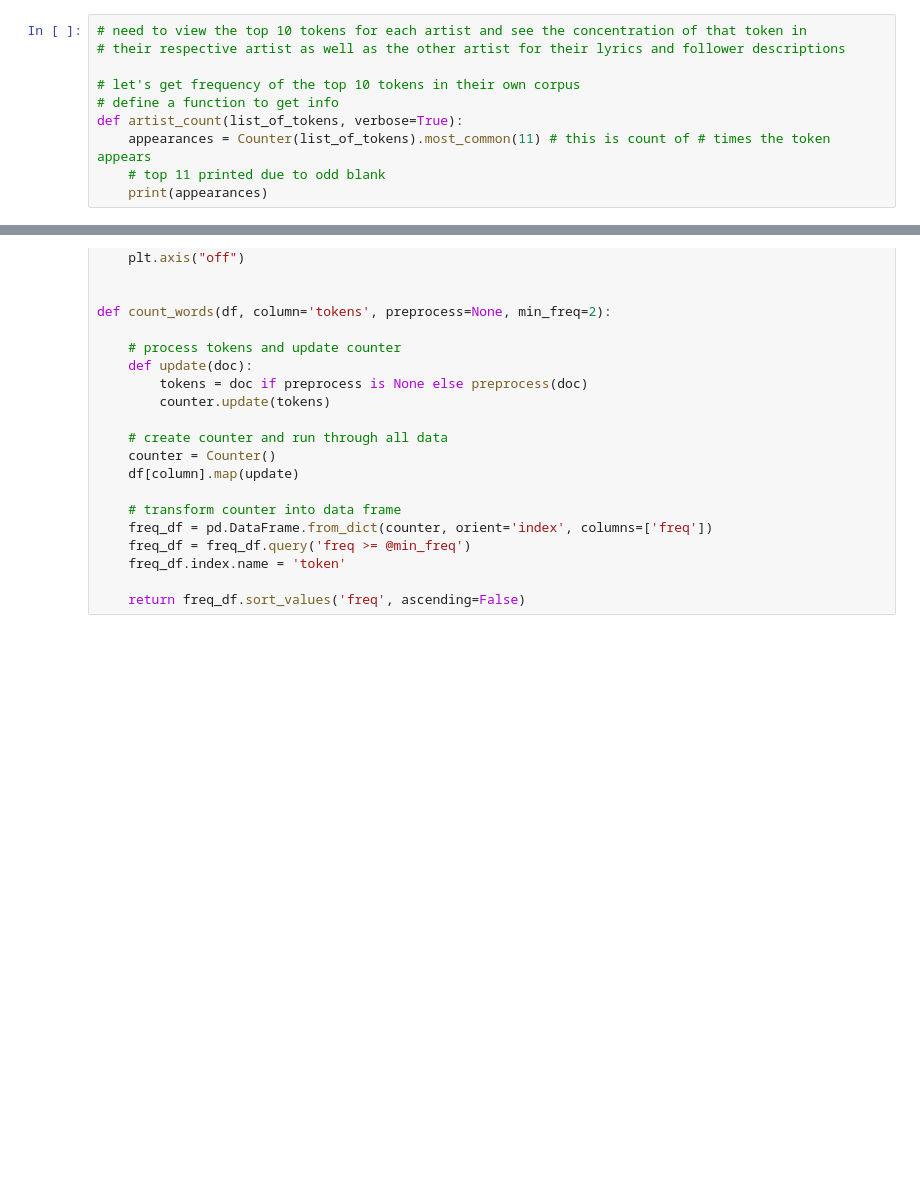
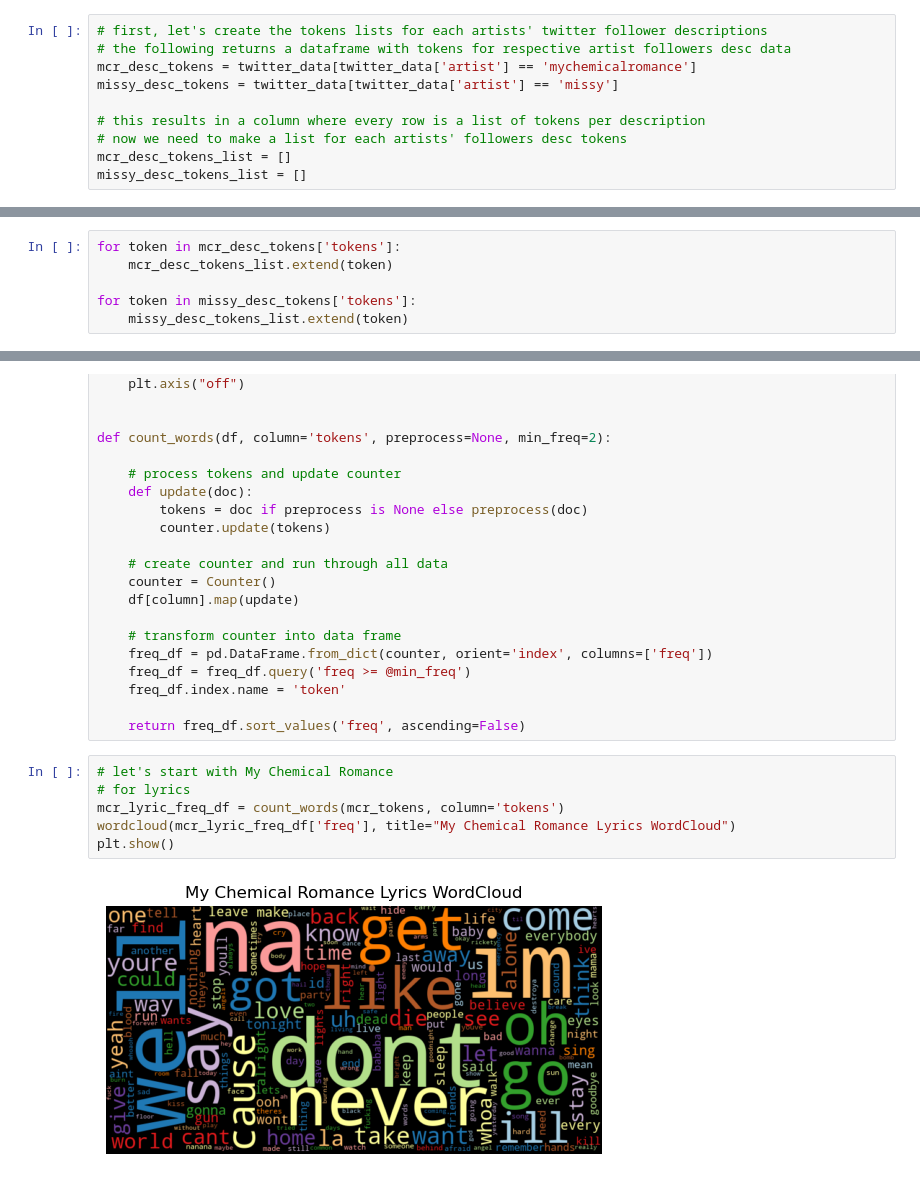
Before and after one commit to evchow/ADS509_Module_3, a Jupyter notebook: Group Comparison.ipynb, the cells around one changed output, grey strips where cells are left out. Drawn from its saved outputs; the diff is of its cells as text; blank space fills up the shorter version.

```diff
--- a/Group Comparison.ipynb
+++ b/Group Comparison.ipynb
@@ -380,12 +384,12 @@ In this section find 10 tokens for each of your four corpora that meet the follo
 
 You will choose a cutoff for yourself based on the side of the corpus you're working with. If you're working with the Robyn-Cher corpora provided, `n=5` seems to perform reasonably well.
 # %%
-# need to view the top 10 tokens for each artist and see the concentration of that token in
-# their respective artist as well as the other artist for their lyrics and follower descriptions
+# first, let's create the tokens lists for each artists' twitter follower descriptions
+# the following returns a dataframe with tokens for respective artist followers desc data
+mcr_desc_tokens = twitter_data[twitter_data['artist'] == 'mychemicalromance']
+missy_desc_tokens = twitter_data[twitter_data['artist'] == 'missy']
 
-# let's get frequency of the top 10 tokens in their own corpus
-# define a function to get info
-def artist_count(list_of_tokens, verbose=True):
-    appearances = Counter(list_of_tokens).most_common(11) # this is count of # times the token appears
-    # top 11 printed due to odd blank
-    print(appearances)
+# this results in a column where every row is a list of tokens per description
+# now we need to make a list for each artists' followers desc tokens
+mcr_desc_tokens_list = []
+missy_desc_tokens_list = []
@@ -405,0 +396,6 @@ corp_comp = pd.DataFrame()
+# %%
+for token in mcr_desc_tokens['tokens']:
+    mcr_desc_tokens_list.extend(token)
+
+for token in missy_desc_tokens['tokens']:
+    missy_desc_tokens_list.extend(token)
@@ -455,3 +582,11 @@ def count_words(df, column='tokens', preprocess=None, min_freq=2):
     freq_df.index.name = 'token'
 
     return freq_df.sort_values('freq', ascending=False)
+# %%
+# let's start with My Chemical Romance
+# for lyrics
+mcr_lyric_freq_df = count_words(mcr_tokens, column='tokens')
+wordcloud(mcr_lyric_freq_df['freq'], title="My Chemical Romance Lyrics WordCloud")
+plt.show()
+# %% [output]
+[figure, added]
```
Also changed, not shown: parts of 47 cells of this notebook.
